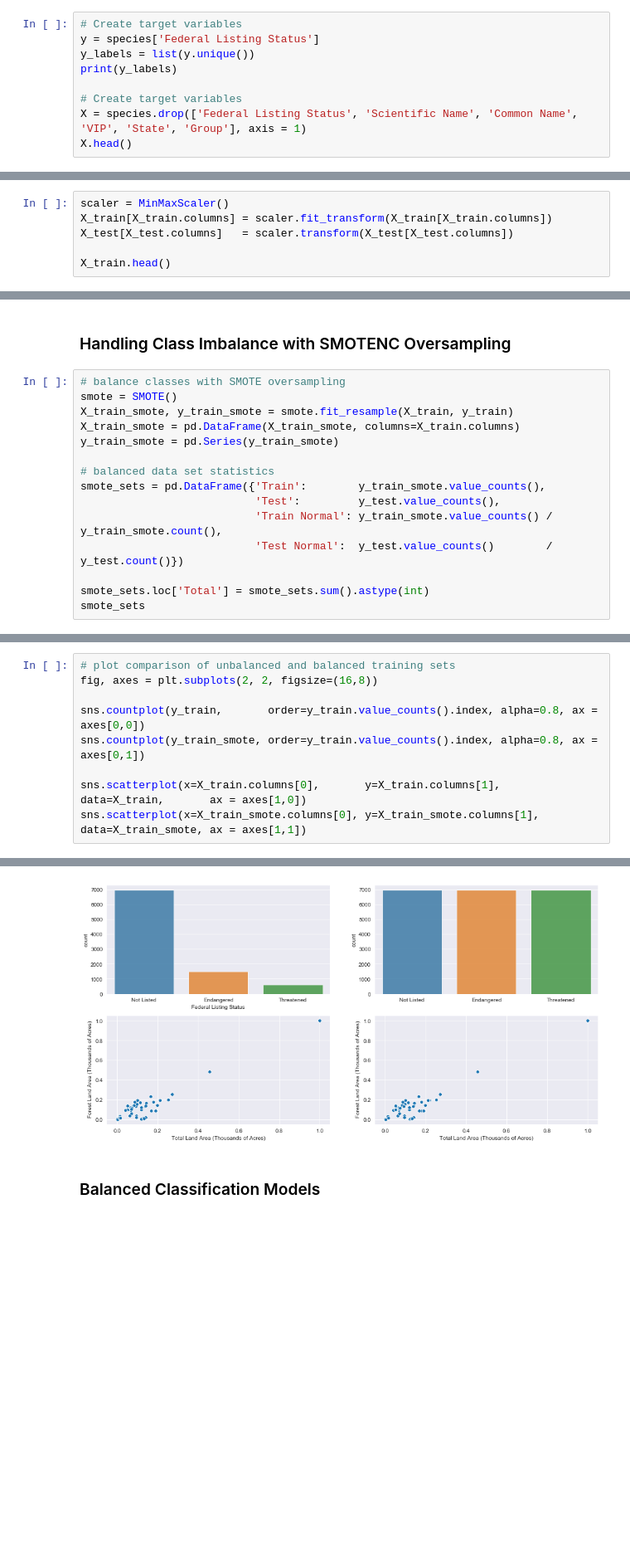
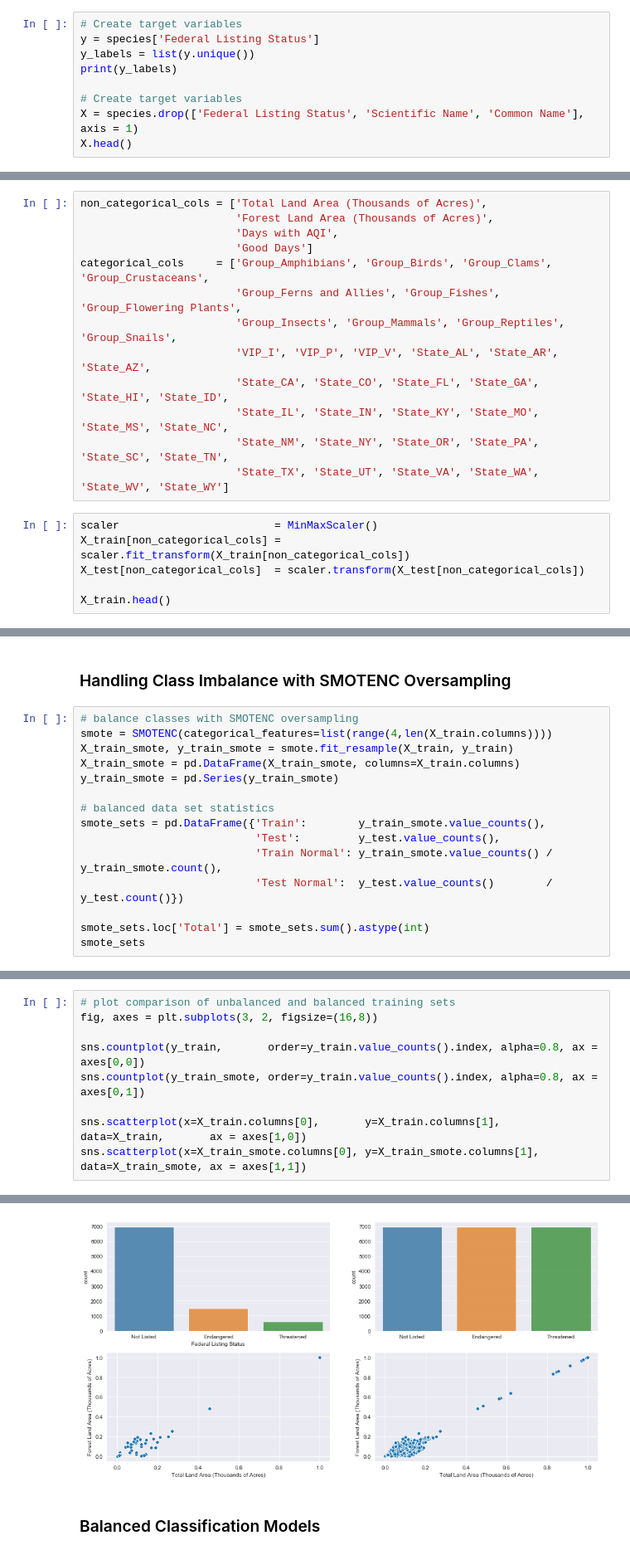
Before and after one commit to acdick/endangered_species_classification, a Jupyter notebook: Source/06_Classification_Modeling.ipynb, the cells around one changed output, grey strips where cells are left out. Shown at 83% size. Saved outputs shown, nothing was run; the diff lists cells and outputs as text; blank space fills up the shorter version.

```diff
--- a/Source/06_Classification_Modeling.ipynb
+++ b/Source/06_Classification_Modeling.ipynb
@@ -41,7 +43,7 @@ y_labels = list(y.unique())
 print(y_labels)
 
 # Create target variables
-X = species.drop(['Federal Listing Status', 'Scientific Name', 'Common Name', 'VIP', 'State', 'Group'], axis = 1)
+X = species.drop(['Federal Listing Status', 'Scientific Name', 'Common Name'], axis = 1)
 X.head()
 # %% [output]
 ['Not Listed', 'Threatened', 'Endangered']
@@ -85,7 +89,20 @@ X_train.head()
+# %%
+non_categorical_cols = ['Total Land Area (Thousands of Acres)',
+                        'Forest Land Area (Thousands of Acres)',
+                        'Days with AQI',
+                        'Good Days']
+categorical_cols     = ['Group_Amphibians', 'Group_Birds', 'Group_Clams', 'Group_Crustaceans',
+                        'Group_Ferns and Allies', 'Group_Fishes', 'Group_Flowering Plants',
+                        'Group_Insects', 'Group_Mammals', 'Group_Reptiles', 'Group_Snails',
+                        'VIP_I', 'VIP_P', 'VIP_V', 'State_AL', 'State_AR', 'State_AZ',
+                        'State_CA', 'State_CO', 'State_FL', 'State_GA', 'State_HI', 'State_ID',
+                        'State_IL', 'State_IN', 'State_KY', 'State_MO', 'State_MS', 'State_NC',
+                        'State_NM', 'State_NY', 'State_OR', 'State_PA', 'State_SC', 'State_TN',
+                        'State_TX', 'State_UT', 'State_VA', 'State_WA', 'State_WV', 'State_WY']
 # %%
-scaler = MinMaxScaler()
-X_train[X_train.columns] = scaler.fit_transform(X_train[X_train.columns])
-X_test[X_test.columns]   = scaler.transform(X_test[X_test.columns])
+scaler                        = MinMaxScaler()
+X_train[non_categorical_cols] = scaler.fit_transform(X_train[non_categorical_cols])
+X_test[non_categorical_cols]  = scaler.transform(X_test[non_categorical_cols])
 
 X_train.head()
 # %% [output]
@@ -239,8 +431,8 @@ baseline_test.sort_values(by=['F1 Score'], ascending=False)
 # %% [markdown]
 ### Handling Class Imbalance with SMOTENC Oversampling
 # %%
-# balance classes with SMOTE oversampling
-smote = SMOTE()
+# balance classes with SMOTENC oversampling
+smote = SMOTENC(categorical_features=list(range(4,len(X_train.columns))))
 X_train_smote, y_train_smote = smote.fit_resample(X_train, y_train)
 X_train_smote = pd.DataFrame(X_train_smote, columns=X_train.columns)
 y_train_smote = pd.Series(y_train_smote)
@@ -262,15 +468,15 @@ smote_sets
 # %%
 # plot comparison of unbalanced and balanced training sets
-fig, axes = plt.subplots(2, 2, figsize=(16,8))
+fig, axes = plt.subplots(3, 2, figsize=(16,8))
 
 sns.countplot(y_train,       order=y_train.value_counts().index, alpha=0.8, ax = axes[0,0])
 sns.countplot(y_train_smote, order=y_train.value_counts().index, alpha=0.8, ax = axes[0,1])
 
 sns.scatterplot(x=X_train.columns[0],       y=X_train.columns[1],       data=X_train,       ax = axes[1,0])
 sns.scatterplot(x=X_train_smote.columns[0], y=X_train_smote.columns[1], data=X_train_smote, ax = axes[1,1])
 # %% [output]
 <matplotlib.axes._subplots.AxesSubplot at 0x...>
-[figure, old version]
+[figure, new version]
 # %% [markdown]
 ### Balanced Classification Models
 # %%
```
Also changed, not shown: parts of 25 cells of this notebook, 16 other files.
